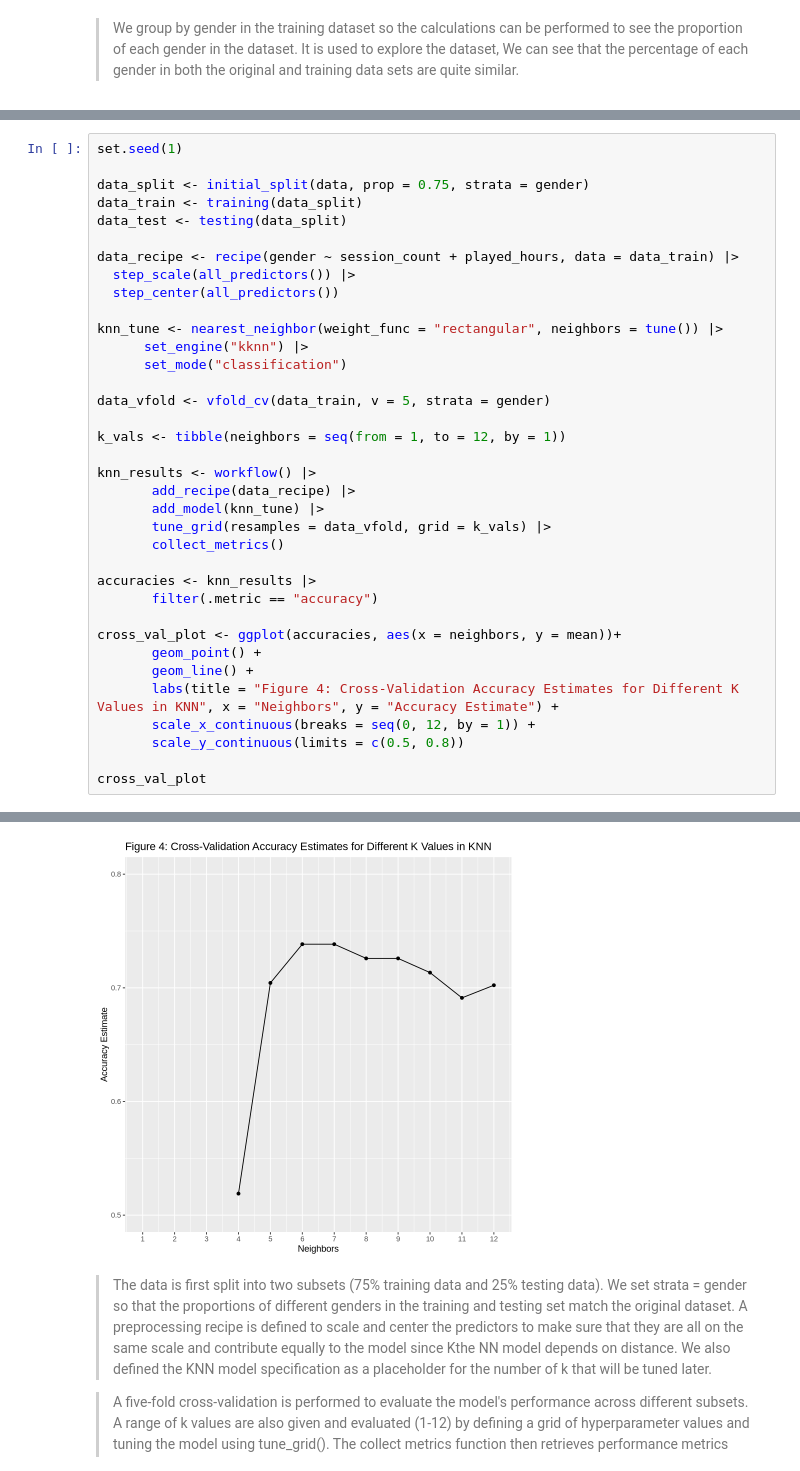
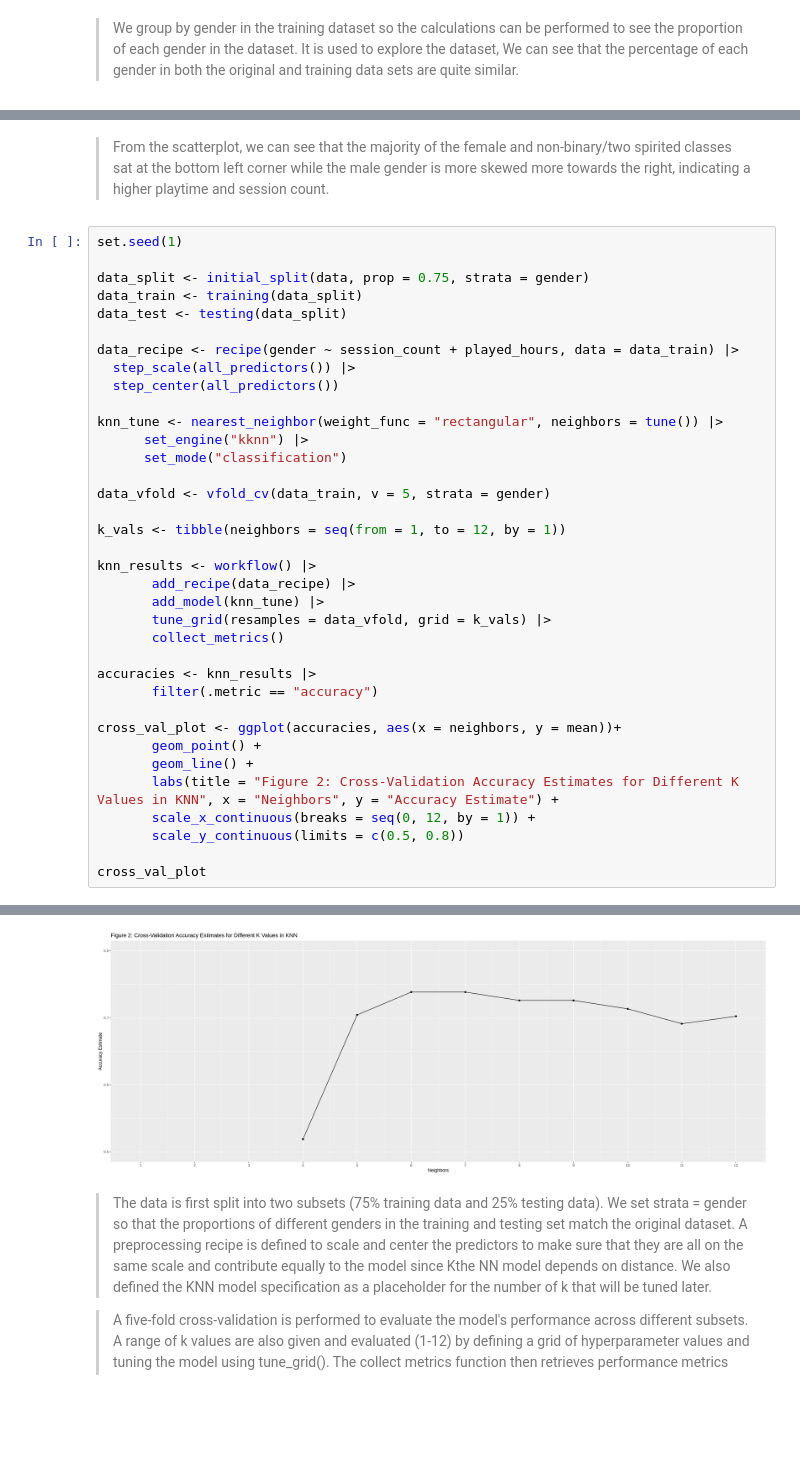
Before and after one commit to sybearr/dsci-100-2024w1-004-12, a Jupyter notebook: Project_Final_Report.ipynb, the cells around one changed output, grey strips where cells are left out. Saved outputs shown, nothing was run; the diff lists cells and outputs as text; blank space fills up the shorter version.

```diff
--- a/Project_Final_Report.ipynb
+++ b/Project_Final_Report.ipynb
@@ -164,3 +184,5 @@ A tibble: 4 × 3
+# %% [markdown]
+> From the scatterplot, we can see that the majority of the female and non-binary/two spirited classes sat at the bottom left corner while the male gender is more skewed more towards the right, indicating a higher playtime and session count.
 # %%
 set.seed(1)
 
@@ -192,7 +214,7 @@ accuracies <- knn_results |>
 cross_val_plot <- ggplot(accuracies, aes(x = neighbors, y = mean))+
        geom_point() +
        geom_line() +
-       labs(title = "Figure 4: Cross-Validation Accuracy Estimates for Different K Values in KNN", x = "Neighbors", y = "Accuracy Estimate") +
+       labs(title = "Figure 2: Cross-Validation Accuracy Estimates for Different K Values in KNN", x = "Neighbors", y = "Accuracy Estimate") +
        scale_x_continuous(breaks = seq(0, 12, by = 1)) +
        scale_y_continuous(limits = c(0.5, 0.8))
 
@@ -211,11 +233,11 @@ There were issues with some computations   A: x1   B: x1
 
 There were issues with some computations   A: x1   B: x2
 ... (5 lines left out)
 (`geom_point()`).”
 Warning message:
 “Removed 3 rows containing missing values or values outside the scale range
 (`geom_line()`).”
-[figure, old version]
+[figure, new version]
 # %% [markdown]
 > The data is first split into two subsets (75% training data and 25% testing data). We set strata = gender so that the proportions of different genders in the training and testing set match the original dataset. A preprocessing recipe is defined to scale and center the predictors to make sure that they are all on the same scale and contribute equally to the model since Kthe NN model depends on distance. We also defined the KNN model specification as a placeholder for the number of k that will be tuned later.
 
```
Also changed, not shown: parts of 3 cells of this notebook.
